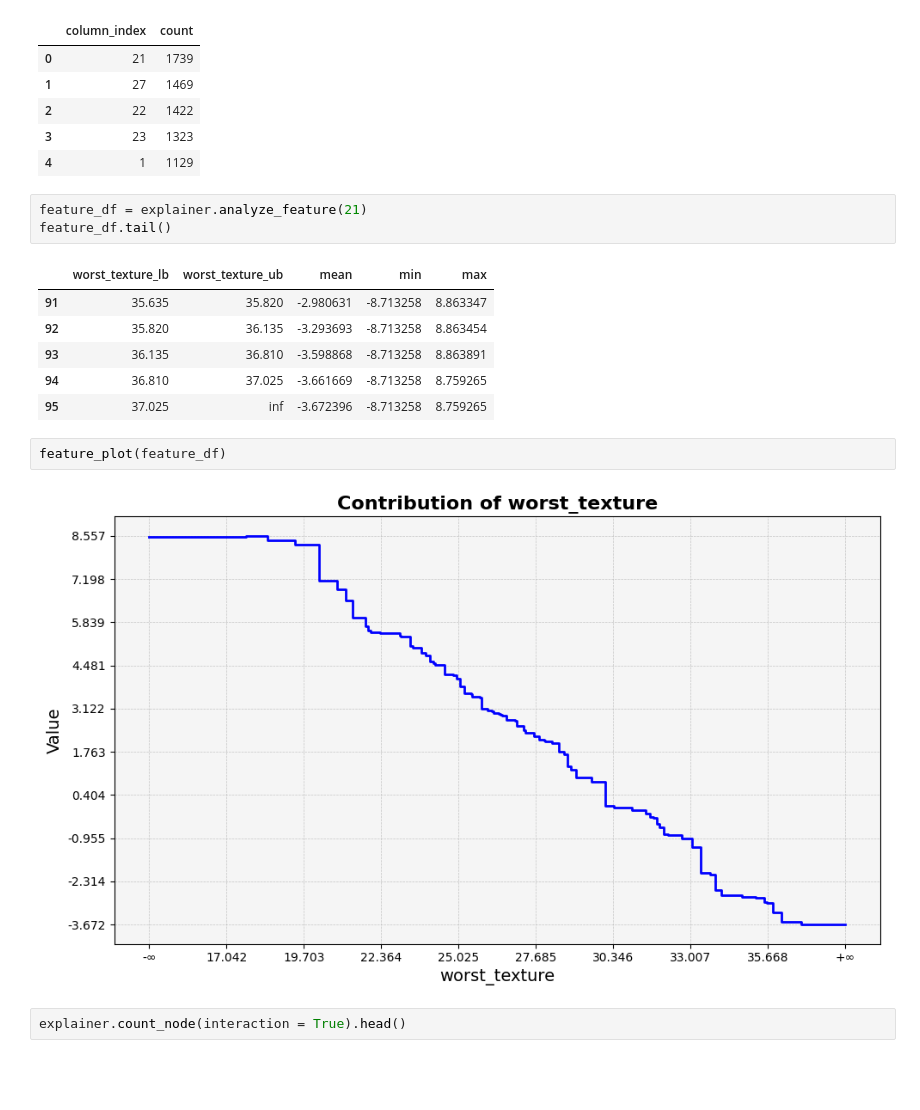
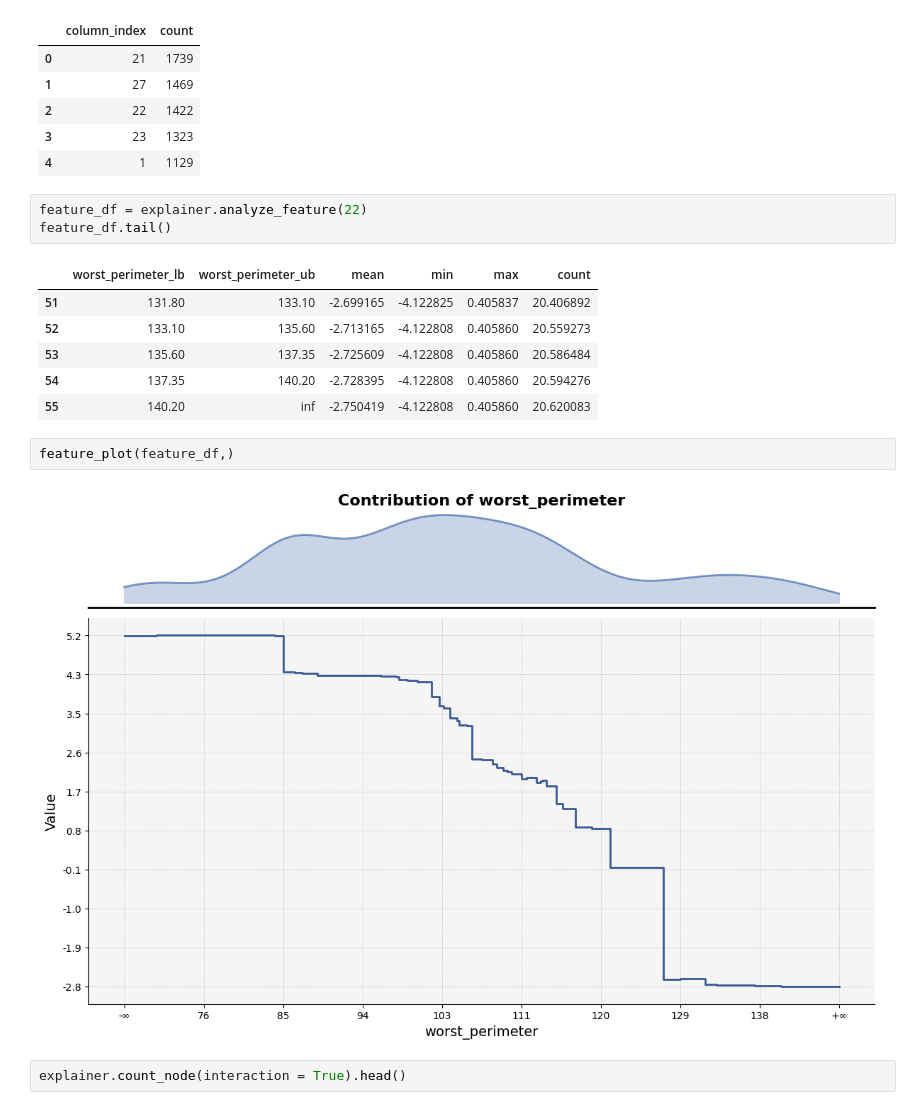
Before and after one commit to sametcopur/treemind, a Jupyter notebook: examples/breast_cancer.ipynb, the cells around one changed output. Cells and saved outputs as stored; diff of their text form; blank space fills up the shorter version.

Commit message:
update plot and experiment

```diff
--- a/examples/breast_cancer.ipynb
+++ b/examples/breast_cancer.ipynb
@@ -41,19 +46,19 @@ explainer.count_node(interaction = False).head()
 | 3 | 23 | 1323 |
 | 4 | 1 | 1129 |
 # %%
-feature_df = explainer.analyze_feature(21)
+feature_df = explainer.analyze_feature(22)
 feature_df.tail()
 # %% [output]
-|  | worst_texture_lb | worst_texture_ub | mean | min | max |
-| 91 | 35.635 | 35.820 | -2.980631 | -8.713258 | 8.863347 |
-| 92 | 35.820 | 36.135 | -3.293693 | -8.713258 | 8.863454 |
-| 93 | 36.135 | 36.810 | -3.598868 | -8.713258 | 8.863891 |
-| 94 | 36.810 | 37.025 | -3.661669 | -8.713258 | 8.759265 |
-| 95 | 37.025 | inf | -3.672396 | -8.713258 | 8.759265 |
+|  | worst_perimeter_lb | worst_perimeter_ub | mean | min | max | count |
+| 51 | 131.80 | 133.10 | -2.699165 | -4.122825 | 0.405837 | 20.406892 |
+| 52 | 133.10 | 135.60 | -2.713165 | -4.122808 | 0.405860 | 20.559273 |
+| 53 | 135.60 | 137.35 | -2.725609 | -4.122808 | 0.405860 | 20.586484 |
+| 54 | 137.35 | 140.20 | -2.728395 | -4.122808 | 0.405860 | 20.594276 |
+| 55 | 140.20 | inf | -2.750419 | -4.122808 | 0.405860 | 20.620083 |
 # %%
-feature_plot(feature_df)
+feature_plot(feature_df,)
 # %% [output]
-[figure, old version]
+[figure, new version]
 # %%
 explainer.count_node(interaction = True).head()
 # %% [output]
```
Also changed, not shown: parts of 5 cells of this notebook, 2 other files.
